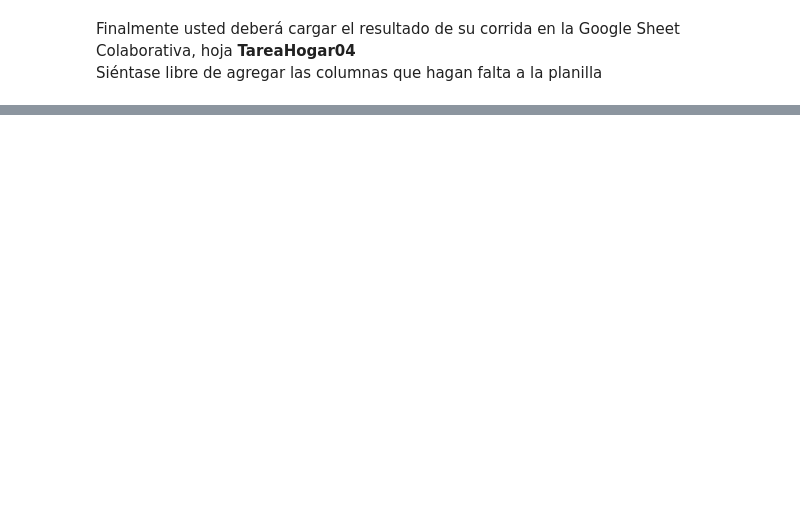
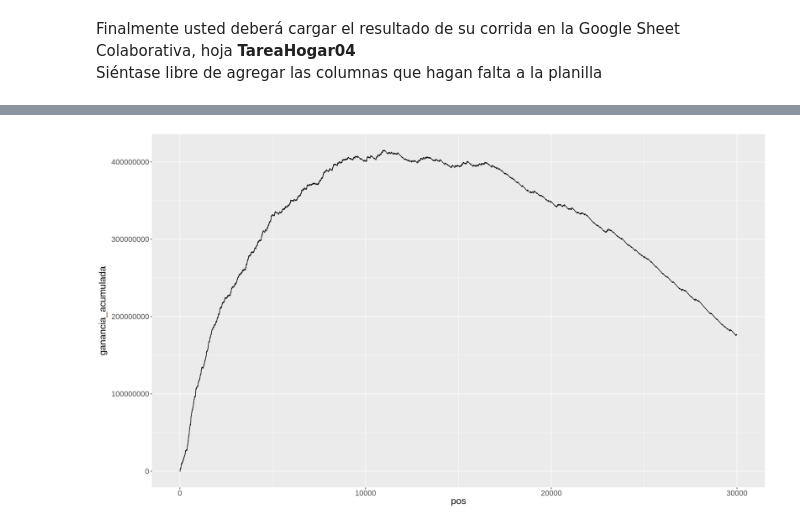
Before and after one commit to ssmito/dmeyf2026, a Jupyter notebook: ensembles/z494_TareaHogar_04.ipynb, the cells around one changed output, grey strips where cells are left out. Saved outputs shown, nothing was run; the diff lists cells and outputs as text; code cells hidden in the pictures; blank space fills up the shorter version.

```diff
--- a/ensembles/z494_TareaHogar_04.ipynb
+++ b/ensembles/z494_TareaHogar_04.ipynb
@@ -803,0 +833,10 @@ Finalmente usted deberá cargar el resultado de su corrida en la Google Sheet Co
+# %%
+# tabla de prediccion
+tb_prediccion_sub <- dfuture[, list(numero_de_cliente, foto_mes,clase_ternaria)]
+tb_prediccion_sub[, prob := prediccion_sub ]
+
+# grabo las probabilidad del modelo
+fwrite(tb_prediccion_sub[,list(numero_de_cliente,foto_mes,prob)],
+  file= "prediccion_sub.txt",
+  sep= "\t"
+)
@@ -803,0 +862,3 @@ Finalmente usted deberá cargar el resultado de su corrida en la Google Sheet Co
+# %%
+# defino hasta donde muestra el grafico
+amostrar <- 30000
@@ -803,0 +867,13 @@ Finalmente usted deberá cargar el resultado de su corrida en la Google Sheet Co
+# %%
+# observamos la curva de ganancia
+gra <- ggplot(
+           data= tb_prediccion_sub[pos <= amostrar],
+           aes( x= pos, y= ganancia_acumulada)
+             ) + geom_line()
+
+gra <- gra + theme(text = element_text(size = 16))
+
+options(repr.plot.width=16, repr.plot.height=9)
+print( gra )
+# %% [output]
+[figure, added]
```
Also changed, not shown: parts of 22 cells of this notebook.
